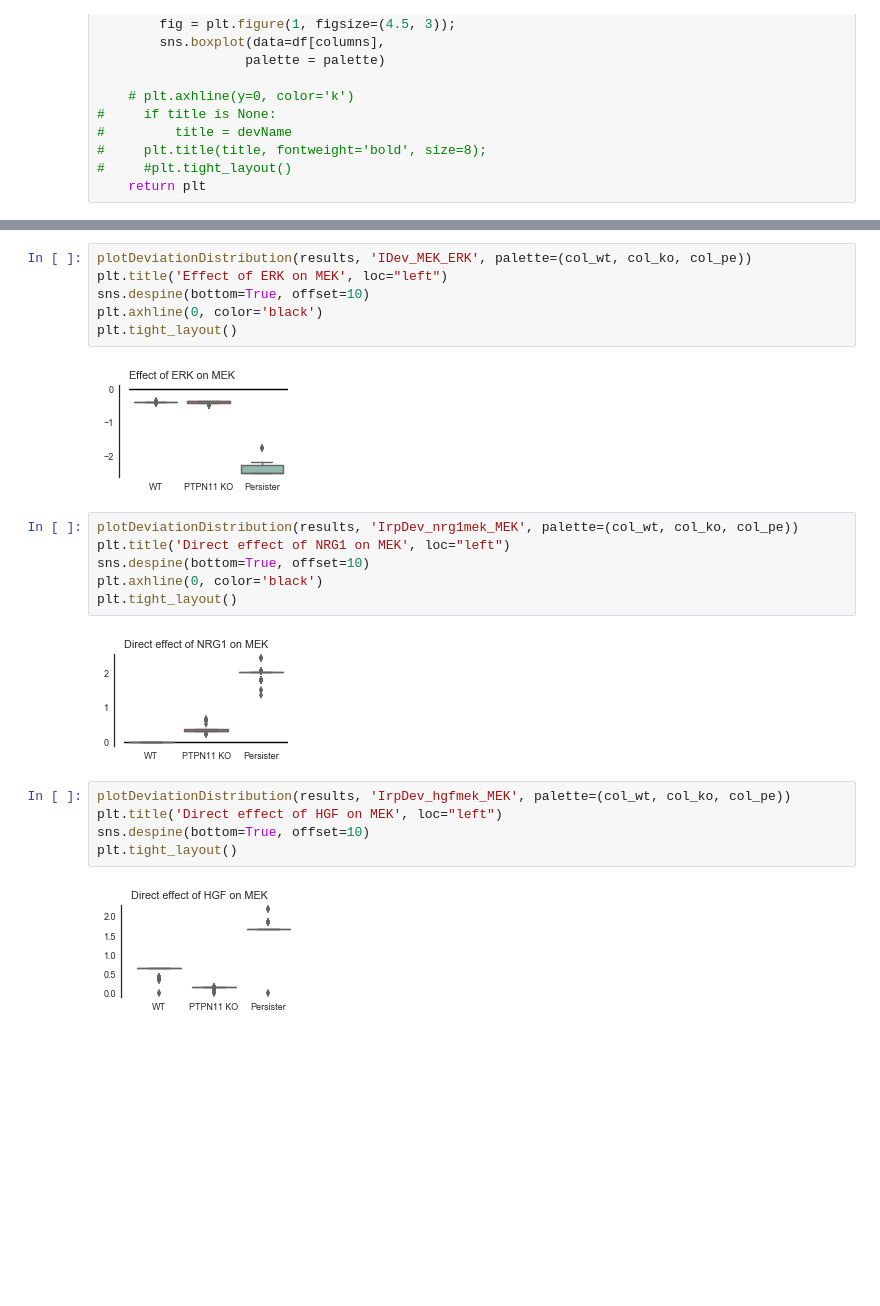
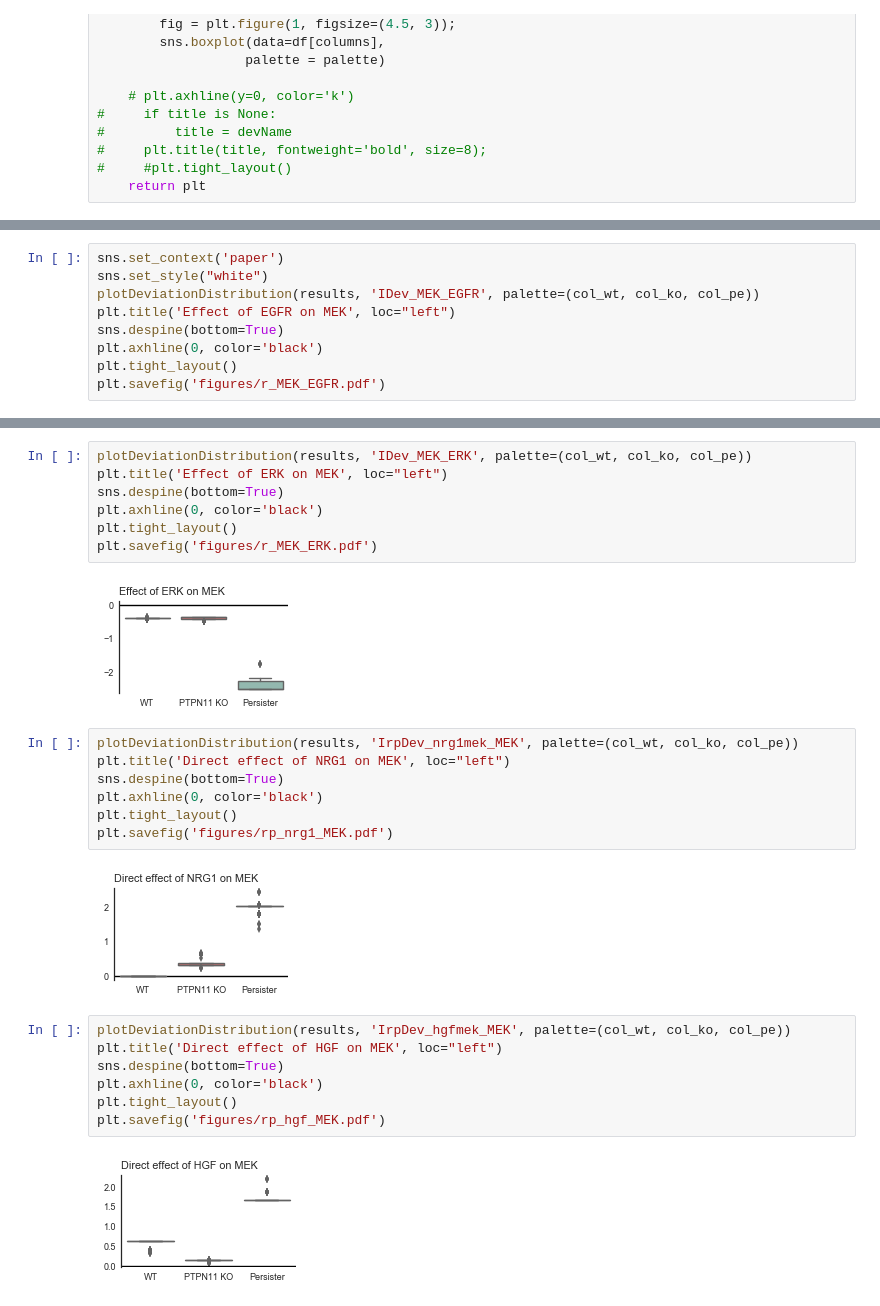
Before and after one commit to NKI-CCB/CNR-analyses, a Jupyter notebook: ptpn11ko-persisters/02-persisters-cnr.ipynb, the cells around one changed output, grey strips where cells are left out. Drawn from its saved outputs; the diff is of its cells as text; blank space fills up the shorter version.

Commit message:
Exported selected figures to pdf + some cleanup

```diff
--- a/ptpn11ko-persisters/02-persisters-cnr.ipynb
+++ b/ptpn11ko-persisters/02-persisters-cnr.ipynb
@@ -425,2 +426,11 @@ plt.tight_layout()
 # %% [output]
 [figure]
+# %%
+sns.set_context('paper')
+sns.set_style("white")
+plotDeviationDistribution(results, 'IDev_MEK_EGFR', palette=(col_wt, col_ko, col_pe))
+plt.title('Effect of EGFR on MEK', loc="left")
+sns.despine(bottom=True)
+plt.axhline(0, color='black')
+plt.tight_layout()
+plt.savefig('figures/r_MEK_EGFR.pdf')
@@ -436,23 +449,27 @@ plt.tight_layout()
 # %%
 plotDeviationDistribution(results, 'IDev_MEK_ERK', palette=(col_wt, col_ko, col_pe))
 plt.title('Effect of ERK on MEK', loc="left")
-sns.despine(bottom=True, offset=10)
+sns.despine(bottom=True)
 plt.axhline(0, color='black')
 plt.tight_layout()
+plt.savefig('figures/r_MEK_ERK.pdf')
 # %% [output]
-[figure, old version]
+[figure, new version]
 # %%
 plotDeviationDistribution(results, 'IrpDev_nrg1mek_MEK', palette=(col_wt, col_ko, col_pe))
 plt.title('Direct effect of NRG1 on MEK', loc="left")
-sns.despine(bottom=True, offset=10)
+sns.despine(bottom=True)
 plt.axhline(0, color='black')
 plt.tight_layout()
+plt.savefig('figures/rp_nrg1_MEK.pdf')
 # %% [output]
-[figure, old version]
+[figure, new version]
 # %%
 plotDeviationDistribution(results, 'IrpDev_hgfmek_MEK', palette=(col_wt, col_ko, col_pe))
 plt.title('Direct effect of HGF on MEK', loc="left")
-sns.despine(bottom=True, offset=10)
+sns.despine(bottom=True)
+plt.axhline(0, color='black')
 plt.tight_layout()
+plt.savefig('figures/rp_hgf_MEK.pdf')
 # %% [output]
-[figure, old version]
+[figure, new version]
```
Also changed, not shown: parts of 17 cells of this notebook, 9 other files.
